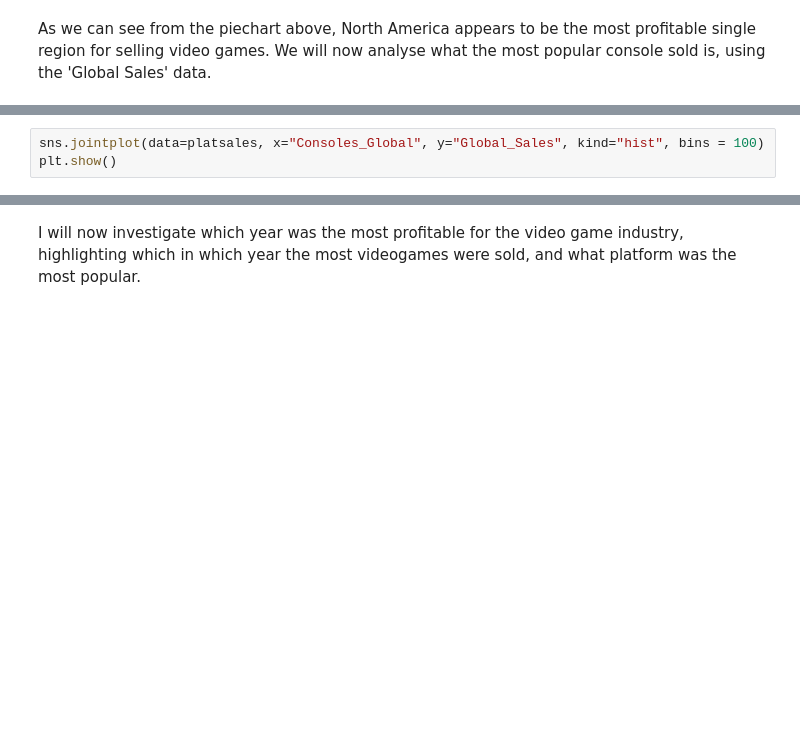
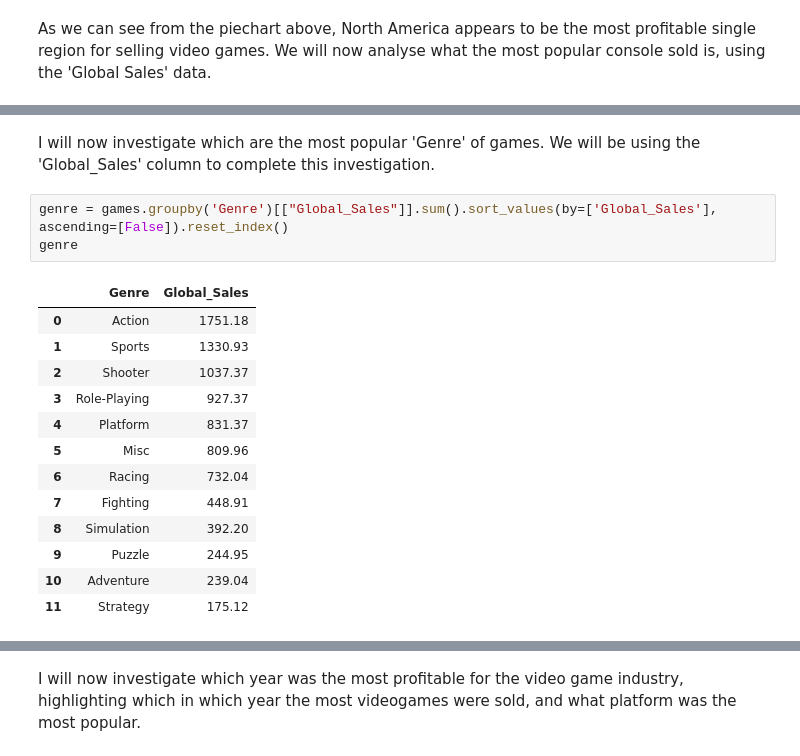
Before and after one commit to SeanE15/Programming-for-Data-Analysis, a Jupyter notebook: Assignment 1/PfDA Project 1.ipynb, the cells around one changed output, grey strips where cells are left out. Drawn from its saved outputs; the diff is of its cells as text; blank space fills up the shorter version.

```diff
--- a/Assignment 1/PfDA Project 1.ipynb
+++ b/Assignment 1/PfDA Project 1.ipynb
@@ -100,3 +135,19 @@ platsales.head(15)
-# %%
-sns.jointplot(data=platsales, x="Consoles_Global", y="Global_Sales", kind="hist", bins = 100)
-plt.show()
+# %% [markdown]
+I will now investigate which are the most popular 'Genre' of games. We will be using the 'Global_Sales' column to complete this investigation.
+# %%
+genre = games.groupby('Genre')[["Global_Sales"]].sum().sort_values(by=['Global_Sales'], ascending=[False]).reset_index()
+genre
+# %% [output]
+|  | Genre | Global_Sales |
+| 0 | Action | 1751.18 |
+| 1 | Sports | 1330.93 |
+| 2 | Shooter | 1037.37 |
+| 3 | Role-Playing | 927.37 |
+| 4 | Platform | 831.37 |
+| 5 | Misc | 809.96 |
+| 6 | Racing | 732.04 |
+| 7 | Fighting | 448.91 |
+| 8 | Simulation | 392.20 |
+| 9 | Puzzle | 244.95 |
+| 10 | Adventure | 239.04 |
+| 11 | Strategy | 175.12 |
```
Also changed, not shown: parts of 16 cells of this notebook, 1 other file.
